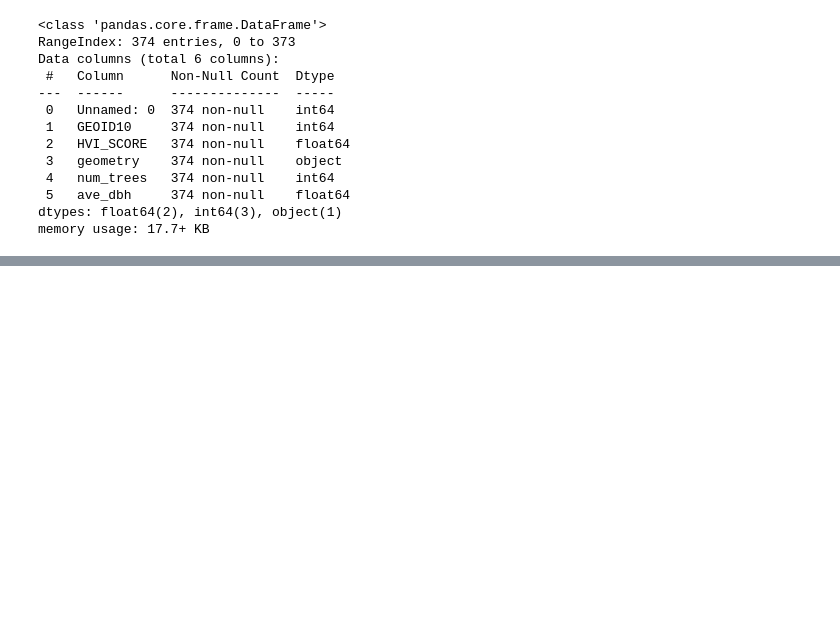
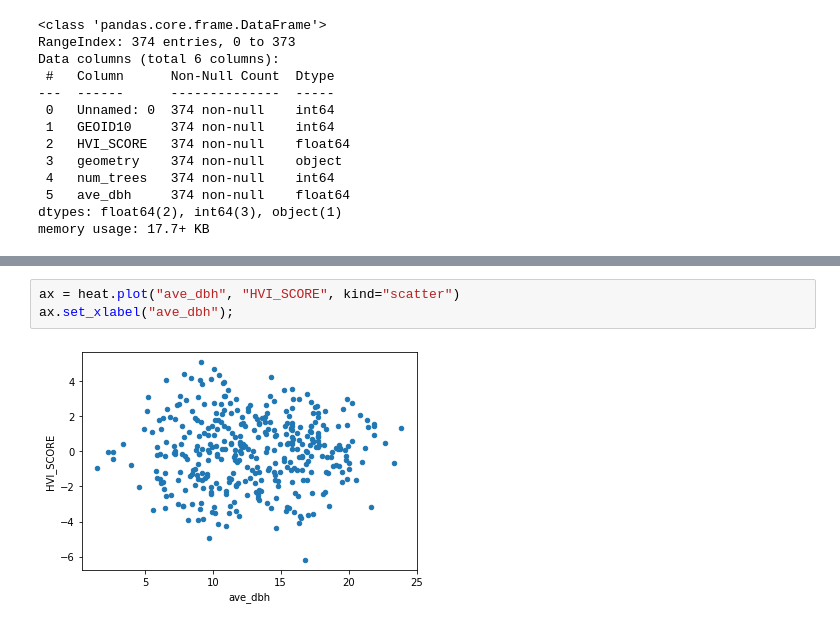
Before and after one commit to ReidelVichot/PUS2022_AirQualPHL, a Jupyter notebook: Models12_2_22.ipynb, the cells around one changed output, grey strips where cells are left out. Cells and saved outputs as stored; diff of their text form; blank space fills up the shorter version.

```diff
--- a/Models12_2_22.ipynb
+++ b/Models12_2_22.ipynb
@@ -70,0 +106,5 @@ memory usage: 17.7+ KB
+# %%
+ax = heat.plot("ave_dbh", "HVI_SCORE", kind="scatter")
+ax.set_xlabel("ave_dbh");
+# %% [output]
+[figure, added]
```
Also changed, not shown: parts of 10 cells of this notebook.
